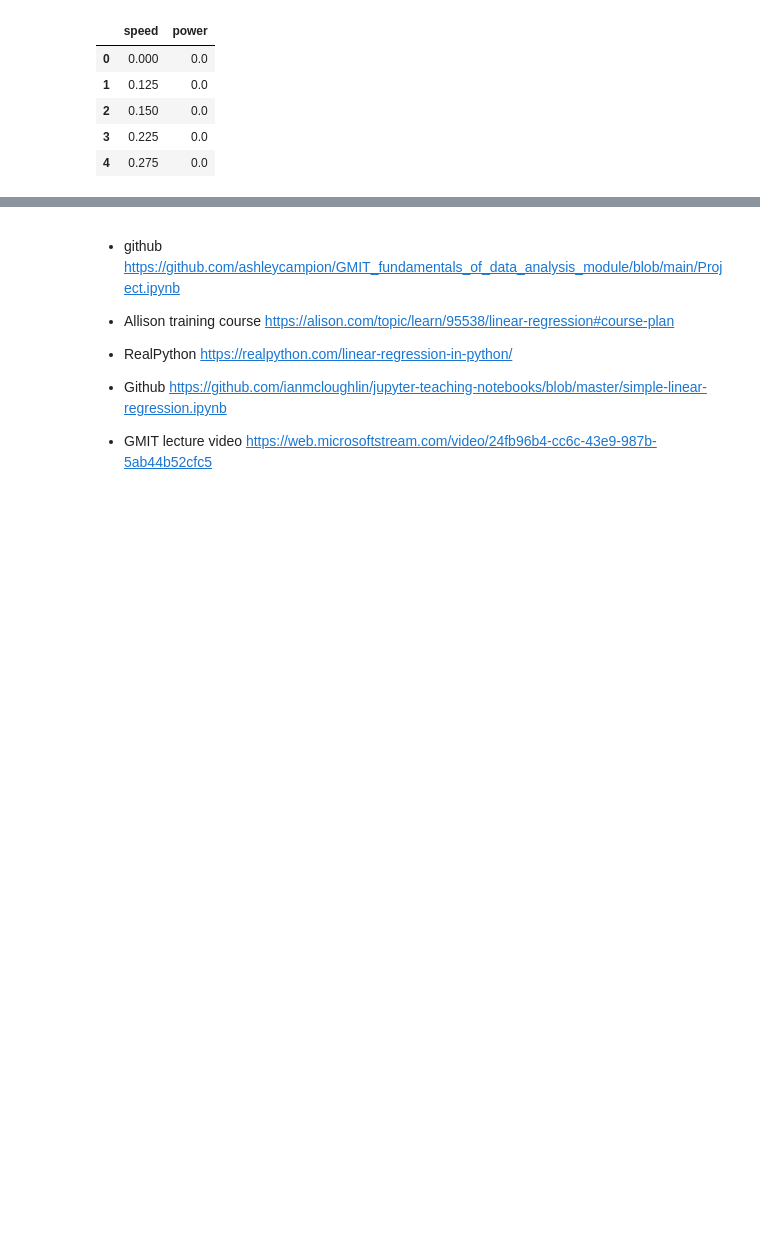
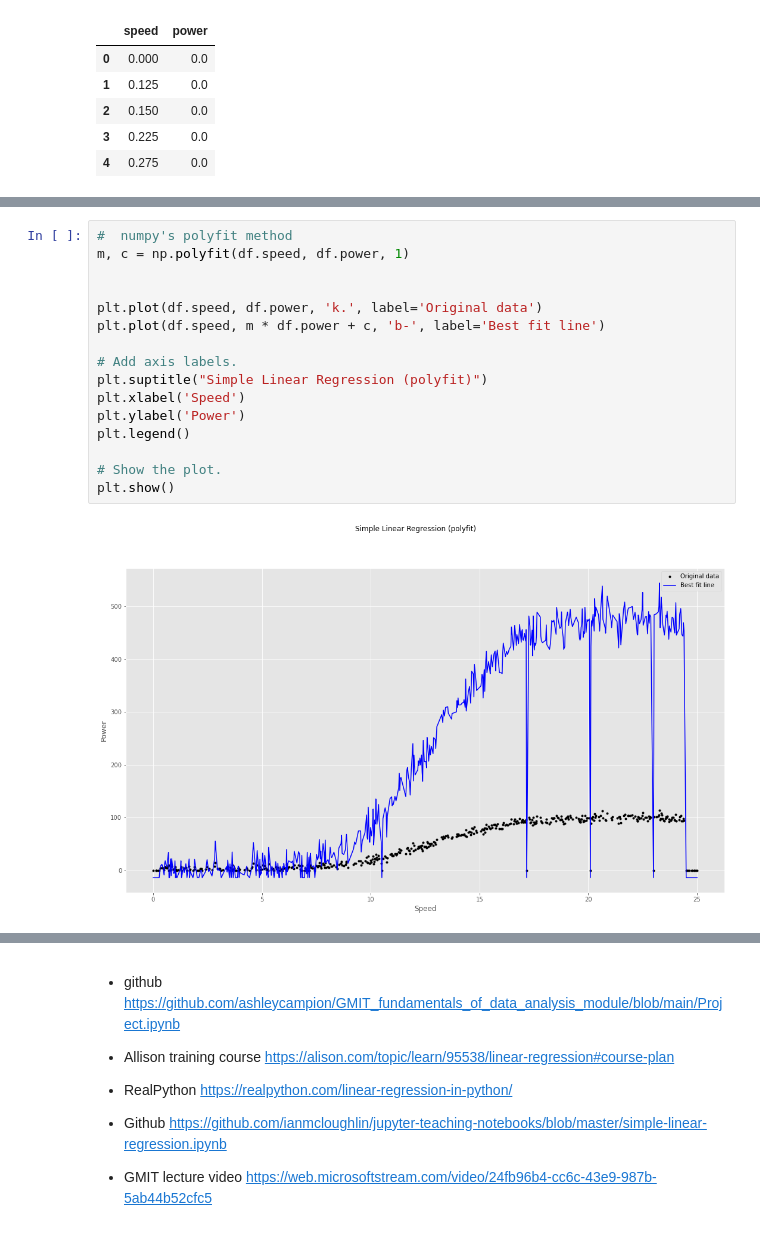
Before and after one commit to G00387847/funtamentalDataAnalysisProject, a Jupyter notebook: fundamentalDataAnalysisProject.ipynb, the cells around one changed output, grey strips where cells are left out. Saved outputs shown, nothing was run; the diff lists cells and outputs as text; blank space fills up the shorter version.

```diff
--- a/fundamentalDataAnalysisProject.ipynb
+++ b/fundamentalDataAnalysisProject.ipynb
@@ -86,0 +129,18 @@ All straight lines can be expressed in the form $y = mx + c$
+# %%
+#  numpy's polyfit method
+m, c = np.polyfit(df.speed, df.power, 1)
+
+
+plt.plot(df.speed, df.power, 'k.', label='Original data')
+plt.plot(df.speed, m * df.power + c, 'b-', label='Best fit line')
+
+# Add axis labels.
+plt.suptitle("Simple Linear Regression (polyfit)")
+plt.xlabel('Speed')
+plt.ylabel('Power')
+plt.legend()
+
+# Show the plot.
+plt.show()
+# %% [output]
+[figure, added]
```
Also changed, not shown: parts of 7 cells of this notebook.
